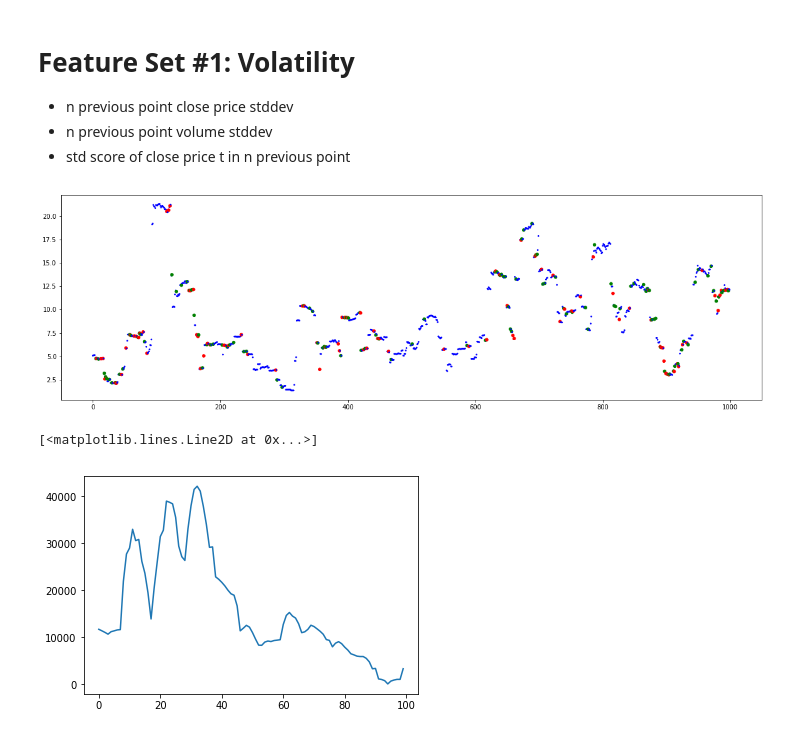
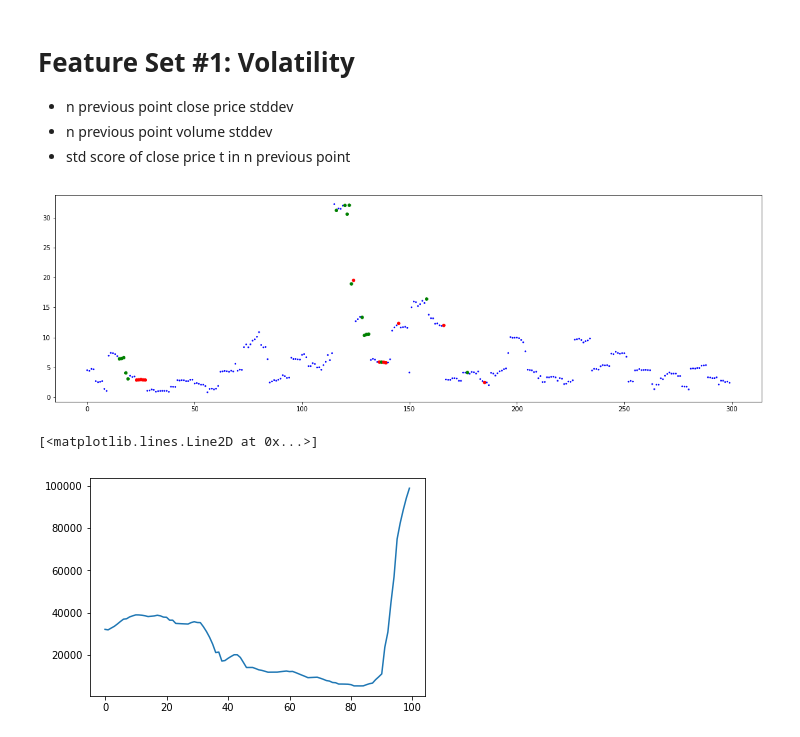
Before and after one commit to machine-learning-2018-2019-fasilkom-ui/Mending-ML-Aja, a Jupyter notebook: FeatureEngineering.ipynb, the cells around one changed output. Drawn from its saved outputs; the diff is of its cells as text; code cells hidden in the pictures.

```diff
--- a/FeatureEngineering.ipynb
+++ b/FeatureEngineering.ipynb
@@ -68,6 +68,7 @@ BUY = -1
 HOLD = 0
 SELL = 1
 commission = 0.003
+back = 8
 # %% [markdown]
 # Label Method 1
 # %%
@@ -93,0 +123,11 @@ def get_label_1(raw, look_back, margin):
+# %%
+def get_label_3(raw, look_back, margin):
+    action = np.array([HOLD for i in range(len(raw.close))])
+    min_net_profit = lambda p: p * (1+(2*commission))
+    for i in range(look_back*2, len(raw.close)):
+        # sample the future
+        sample = np.array([raw.close[i-j] for j in range(5)])
+        if (sample > min_net_profit(raw.close[i-look_back])).sum() > 4:
+            action[i-look_back] = BUY
+            action[i] = SELL
+    return action[look_back:]
@@ -99,3 +178,8 @@ label_updown_test = get_label_1(test_updown_set, 10, commission*2)
+# %%
+label_train = get_label_3(train_set, back, commission)
+label_up_test = get_label_3(test_up_set, back, commission)
+label_down_test = get_label_3(test_down_set, back, commission)
+label_updown_test = get_label_3(test_updown_set, back, commission)
 # %%
 np.savetxt('y_train_label1.csv', label_train+1, delimiter=',')
 np.savetxt('y_up_test_label1.csv', label_up_test+1, delimiter=',')
@@ -277,10 +379,10 @@ def get_feature_set_1(raw, look_back):
         price_volatility, volume_volatility, pos
     ]).T
 # %%
-X_train = get_feature_set_1(train_set, 30)
-X_up_test = get_feature_set_1(test_up_set, 30)
-X_down_test = get_feature_set_1(test_down_set, 30)
-X_updown_test = get_feature_set_1(test_updown_set, 30)
+X_train = get_feature_set_1(train_set, back)
+X_up_test = get_feature_set_1(test_up_set, back)
+X_down_test = get_feature_set_1(test_down_set, back)
+X_updown_test = get_feature_set_1(test_updown_set, back)
 # %%
 train_price_volatility, train_volume_volatility, train_pos = X_train.T
 # %%
@@ -293,14 +395,14 @@ def plot_var(var1, var2, length):
         s=[3 if i == HOLD else 20 for i in var2[:length]]
     )
 # %%
-plot_var(train_volume_volatility, label_train, 1000)
+plot_var(train_volume_volatility, label_train, 300)
 # %% [output]
-[figure, old version]
+[figure, new version]
 # %%
 plt.plot(train_price_volatility[:100])
 # %% [output]
 [<matplotlib.lines.Line2D at 0x...>]
-[figure, old version]
+[figure, new version]
 # %%
 np.savetxt('X_train_feature1.csv', X_train, delimiter=',')
 np.savetxt('X_up_test_feature1.csv', X_up_test, delimiter=',')
```
Also changed, not shown: parts of 20 cells of this notebook, 1 other file.
